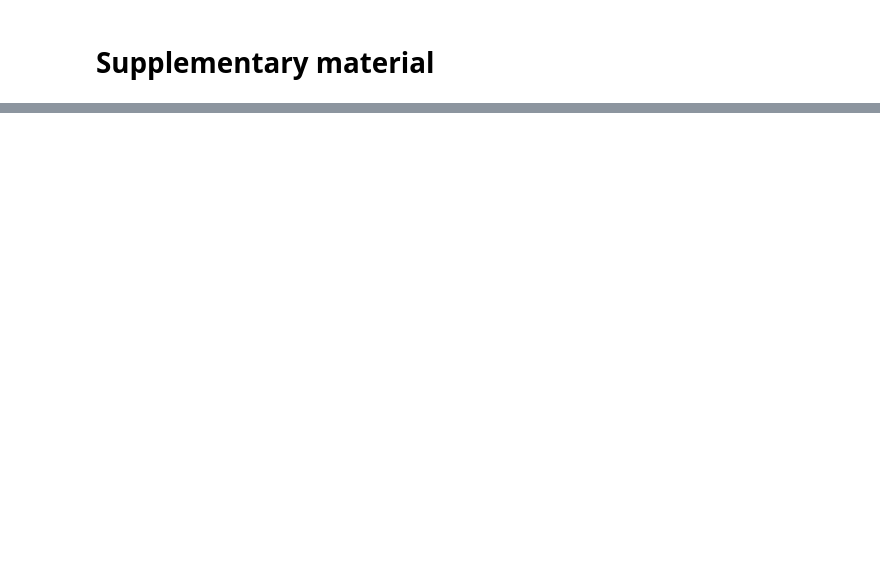
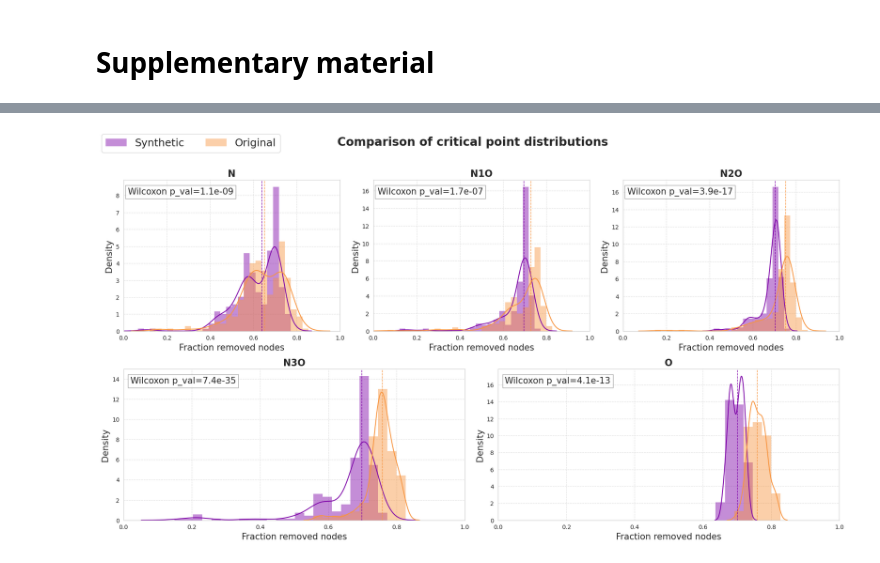
Before and after one commit to francescozambelli/OncoVirus, a Jupyter notebook: 2_statistical_analysis.ipynb, the cells around one changed output, grey strips where cells are left out. Saved outputs shown, nothing was run; the diff lists cells and outputs as text; code cells hidden in the pictures; blank space fills up the shorter version.

```diff
--- a/2_statistical_analysis.ipynb
+++ b/2_statistical_analysis.ipynb
@@ -301,0 +379,66 @@ plt.plot((np.array(num_e_dt_synt) - np.array(num_e_dt_or))/t1_len, lw=0, marker=
+# %%
+# Compare critical points (fraction removed nodes = 1 - crit_point) between synthetic and original
+sns.set_style("whitegrid")
+
+from matplotlib.gridspec import GridSpec
+
+fig = plt.figure(figsize=(18, 10))
+gs = GridSpec(2, 6, figure=fig)
+
+ax1 = fig.add_subplot(gs[0, 0:2])
+ax2 = fig.add_subplot(gs[0, 2:4])
+ax3 = fig.add_subplot(gs[0, 4:6])
+ax4 = fig.add_subplot(gs[1, 0:3])
+ax5 = fig.add_subplot(gs[1, 3:6])
+axes = [ax1, ax2, ax3, ax4, ax5]
+
+fnames = list(file_names[:len(axes)])
+keys = [f[:-4] for f in fnames]
+
+# prepare global bins for easy comparison (critical points are fractions ~[0,1])
+all_vals = []
+for k in keys:
+    synt_vals = 1 - np.array(crit_points_synt[k], dtype=float)
+    orig_vals  = 1 - np.array(crit_points[k], dtype=float)
+    all_vals.append(synt_vals)
+    all_vals.append(orig_vals)
+all_vals = np.concatenate(all_vals)
+bins = np.linspace(max(0, all_vals.min()), min(1, all_vals.max()), 30)
+
+syn_col = sns.color_palette("plasma", 3)[0]
+orig_col = sns.color_palette("plasma", 3)[2]
+
+for k, axi in zip(keys, axes):
+    synt_vals = 1 - np.array(crit_points_synt[k], dtype=float)
+    orig_vals  = 1 - np.array(crit_points[k], dtype=float)
+
+    axi.hist(synt_vals, bins=bins, density=True, alpha=0.45, color=syn_col, label='Synthetic', edgecolor='none')
+    axi.hist(orig_vals,  bins=bins, density=True, alpha=0.45, color=orig_col, label='Original', edgecolor='none')
+    sns.kdeplot(synt_vals, ax=axi, color=syn_col, lw=1.5)
+    sns.kdeplot(orig_vals,  ax=axi, color=orig_col, lw=1.5)
+
+    m_syn = np.median(synt_vals)
+    m_orig = np.median(orig_vals)
+    axi.axvline(m_syn, color=syn_col, ls='--', lw=1)
+    axi.axvline(m_orig, color=orig_col, ls='--', lw=1)
+
+    ksres = wilcoxon(synt_vals[:min(len(synt_vals), len(orig_vals))], orig_vals[:min(len(synt_vals), len(orig_vals))])
+    pval = ksres.pvalue
+    stat = ksres.statistic
+    axi.text(0.02, 0.95, f'Wilcoxon p_val={pval:.1e}', transform=axi.transAxes,
+             verticalalignment='top', fontsize=15, bbox=dict(facecolor='white', alpha=0.7, edgecolor='gray'))
+
+    axi.set_title(k.upper(), fontsize=16, fontweight='bold')
+    axi.set_xlabel('Fraction removed nodes', fontsize=15)
+    axi.set_ylabel('Density', fontsize=15)
+    axi.set_xlim(0, 1)
+    axi.grid(ls='--', alpha=0.6)
+
+handles, labels = ax1.get_legend_handles_labels()
+fig.legend(handles, labels, loc='upper left', ncol=2, fontsize=18, frameon=True)
+
+fig.suptitle('Comparison of critical point distributions', fontsize=20, fontweight='bold')
+plt.tight_layout(rect=[0, 0, 1, 0.96])
+plt.show()
+# %% [output]
+[figure, added]
```
Also changed, not shown: parts of 29 cells of this notebook, 4 other files.
